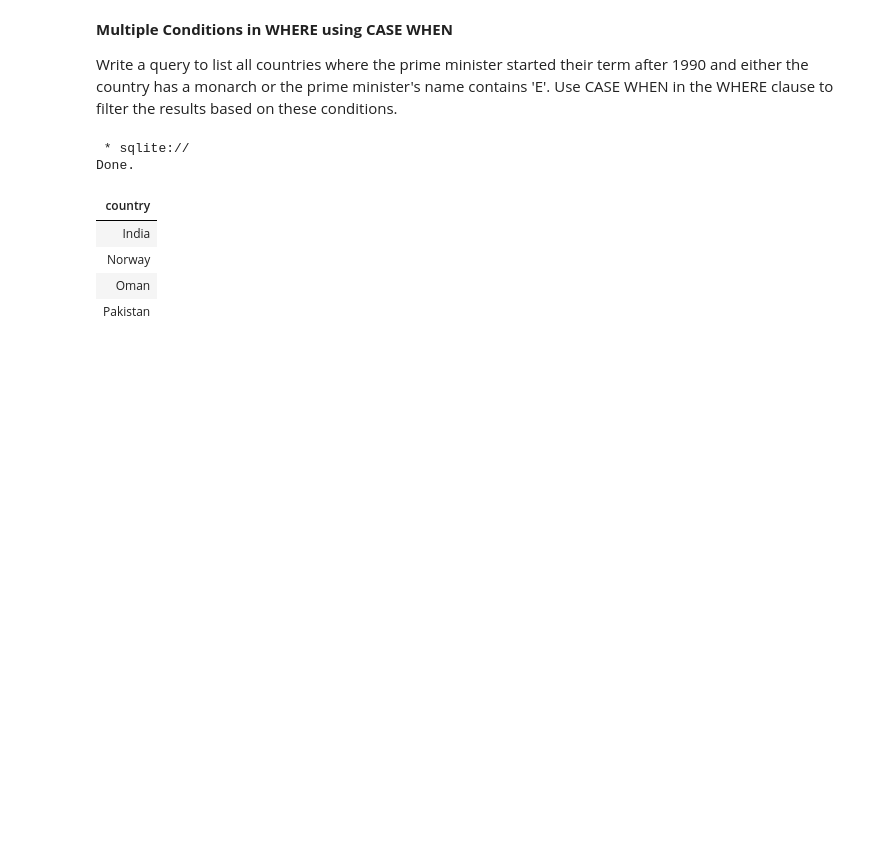
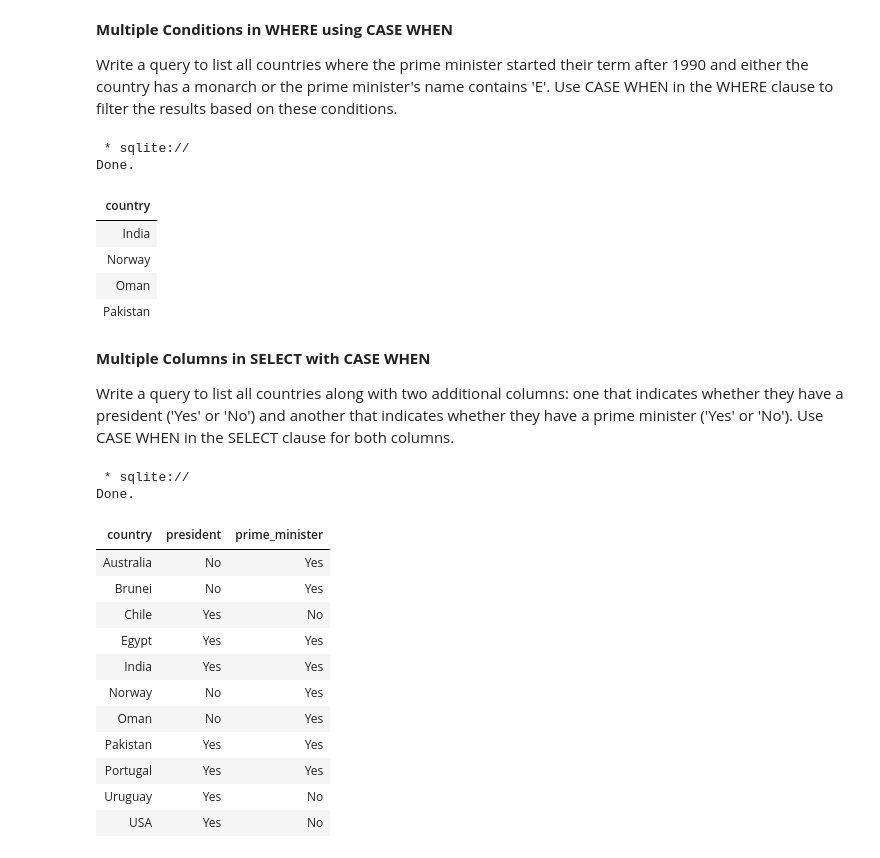
Before and after one commit to UznetDev/Data-science-home-work, a Jupyter notebook: 26_Avg_2024_home_work.ipynb, the cells around one changed output. Saved outputs shown, nothing was run; the diff lists cells and outputs as text; code cells hidden in the pictures; blank space fills up the shorter version.

```diff
--- a/26_Avg_2024_home_work.ipynb
+++ b/26_Avg_2024_home_work.ipynb
@@ -335,3 +335,33 @@ Done.
 | Norway |
 | Oman |
 | Pakistan |
+# %% [markdown]
+**Multiple Columns in SELECT with CASE WHEN**
+
+Write a query to list all countries along with two additional columns: one that indicates whether they have a president ('Yes' or 'No') and another that indicates whether they have a prime minister ('Yes' or 'No'). Use CASE WHEN in the SELECT clause for both columns.
+# %%
+%%sql
+SELECT
+    s.country,
+    CASE WHEN p.president IS NOT NULL THEN 'Yes' ELSE 'No' END AS president,
+    CASE WHEN pm.prime_minister IS NOT NULL THEN 'Yes' ELSE 'No' END AS prime_minister
+FROM states AS s
+LEFT JOIN presidents AS p
+ON s.country = p.country
+LEFT JOIN prime_ministers AS pm
+ON s.country = pm.country;
+# %% [output]
+ * sqlite://
+Done.
+| country | president | prime_minister |
+| Australia | No | Yes |
+| Brunei | No | Yes |
+| Chile | Yes | No |
+| Egypt | Yes | Yes |
+| India | Yes | Yes |
+| Norway | No | Yes |
+| Oman | No | Yes |
+| Pakistan | Yes | Yes |
+| Portugal | Yes | Yes |
+| Uruguay | Yes | No |
+| USA | Yes | No |
```
